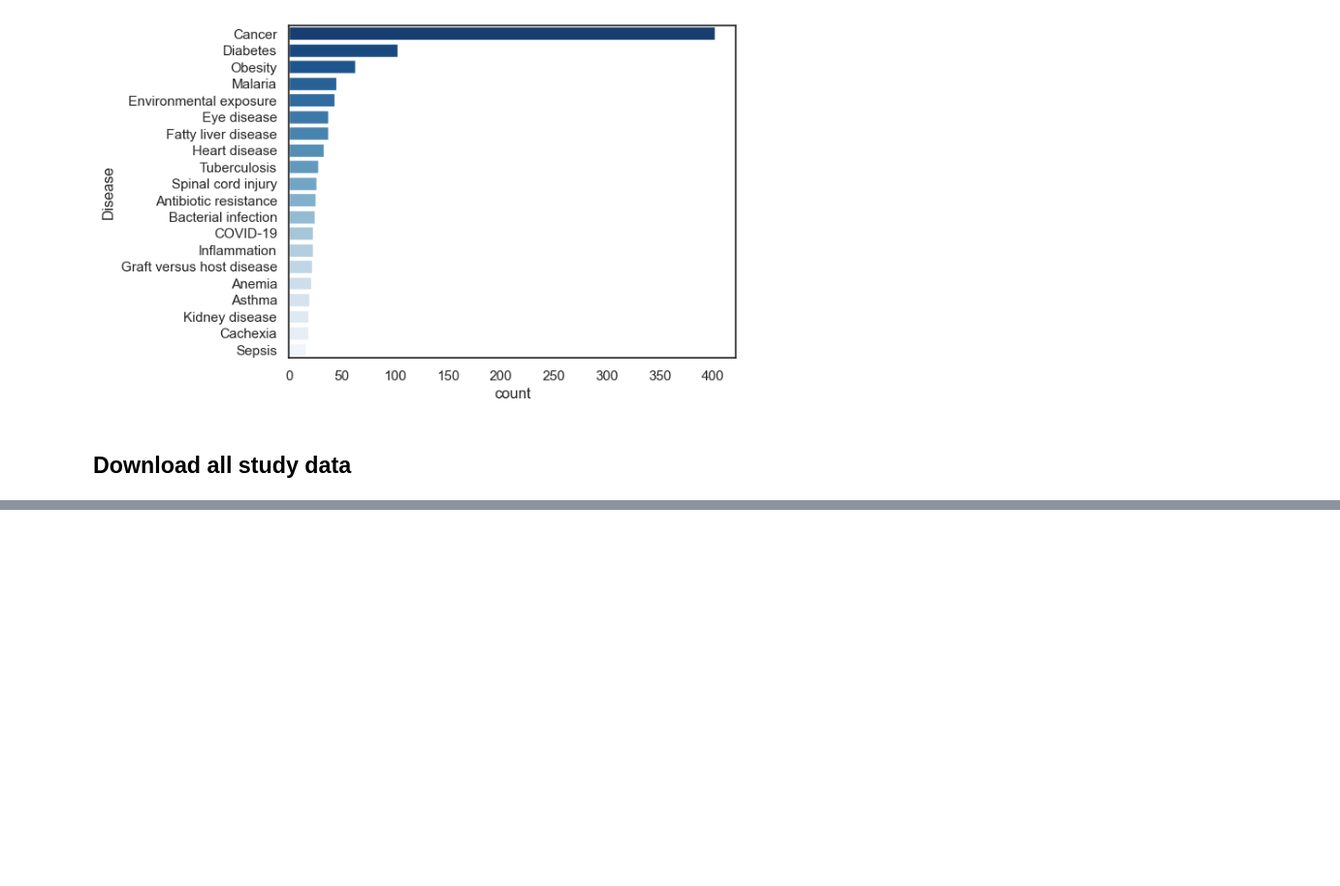
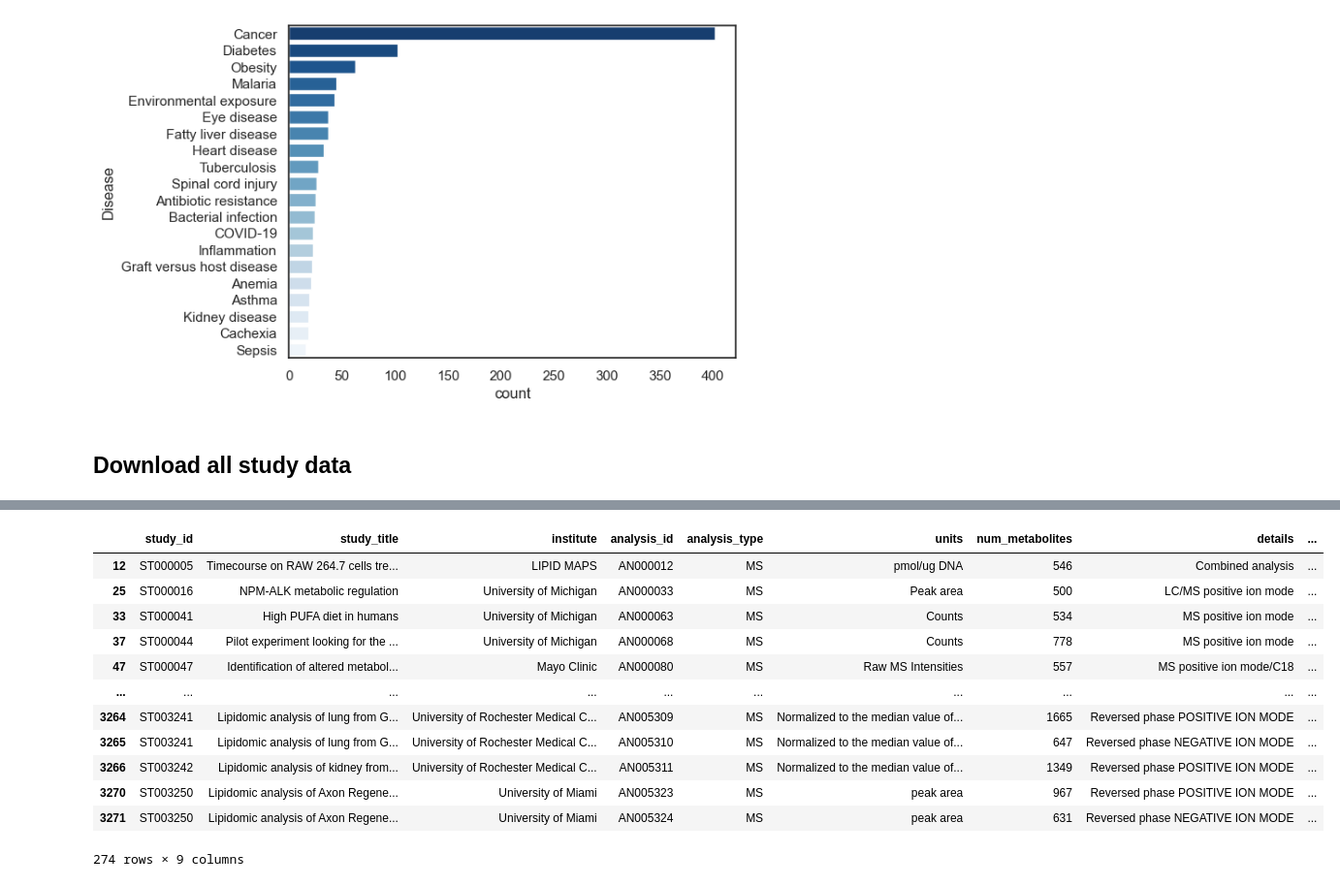
Before and after one commit to cwieder/MetHDN, a Jupyter notebook: Workbench_integration/full_disease_net.ipynb, the cells around one changed output, grey strips where cells are left out. Shown at 97% size. Cells and saved outputs as stored; diff of their text form; code cells hidden in the pictures; blank space fills up the shorter version.

```diff
--- a/Workbench_integration/full_disease_net.ipynb
+++ b/Workbench_integration/full_disease_net.ipynb
@@ -73,0 +81,2 @@ named_met_df = pd.DataFrame.from_dict(named_met_json, orient='index')
+# %%
+named_met_df = pd.read_csv('Named_metabolites_Workbench.csv', index_col=0)
@@ -73,0 +92,20 @@ named_met_df = pd.DataFrame.from_dict(named_met_json, orient='index')
+# %%
+# filter for at least 100 named mets
+named_met_df['num_metabolites'] = named_met_df['num_metabolites'].astype(int)
+named_met_df_filt = named_met_df[named_met_df['num_metabolites'] >= 500]
+# %%
+named_met_df_filt
+# %% [output]
+|  | study_id | study_title | institute | analysis_id | analysis_type | units | num_metabolites | details | ... |
+| 12 | ST000005 | Timecourse on RAW 264.7 cells tre... | LIPID MAPS | AN000012 | MS | pmol/ug DNA | 546 | Combined analysis | ... |
+| 25 | ST000016 | NPM-ALK metabolic regulation | University of Michigan | AN000033 | MS | Peak area | 500 | LC/MS positive ion mode | ... |
+| 33 | ST000041 | High PUFA diet in humans | University of Michigan | AN000063 | MS | Counts | 534 | MS positive ion mode | ... |
+| 37 | ST000044 | Pilot experiment looking for the ... | University of Michigan | AN000068 | MS | Counts | 778 | MS positive ion mode | ... |
+| 47 | ST000047 | Identification of altered metabol... | Mayo Clinic | AN000080 | MS | Raw MS Intensities | 557 | MS positive ion mode/C18 | ... |
+| ... | ... | ... | ... | ... | ... | ... | ... | ... | ... |
+| 3264 | ST003241 | Lipidomic analysis of lung from G... | University of Rochester Medical C... | AN005309 | MS | Normalized to the median value of... | 1665 | Reversed phase POSITIVE ION MODE | ... |
+| 3265 | ST003241 | Lipidomic analysis of lung from G... | University of Rochester Medical C... | AN005310 | MS | Normalized to the median value of... | 647 | Reversed phase NEGATIVE ION MODE | ... |
+| 3266 | ST003242 | Lipidomic analysis of kidney from... | University of Rochester Medical C... | AN005311 | MS | Normalized to the median value of... | 1349 | Reversed phase POSITIVE ION MODE | ... |
+| 3270 | ST003250 | Lipidomic analysis of Axon Regene... | University of Miami | AN005323 | MS | peak area | 967 | Reversed phase POSITIVE ION MODE | ... |
+| 3271 | ST003250 | Lipidomic analysis of Axon Regene... | University of Miami | AN005324 | MS | peak area | 631 | Reversed phase NEGATIVE ION MODE | ... |
+274 rows × 9 columns
```
Also changed, not shown: parts of 12 cells of this notebook.
